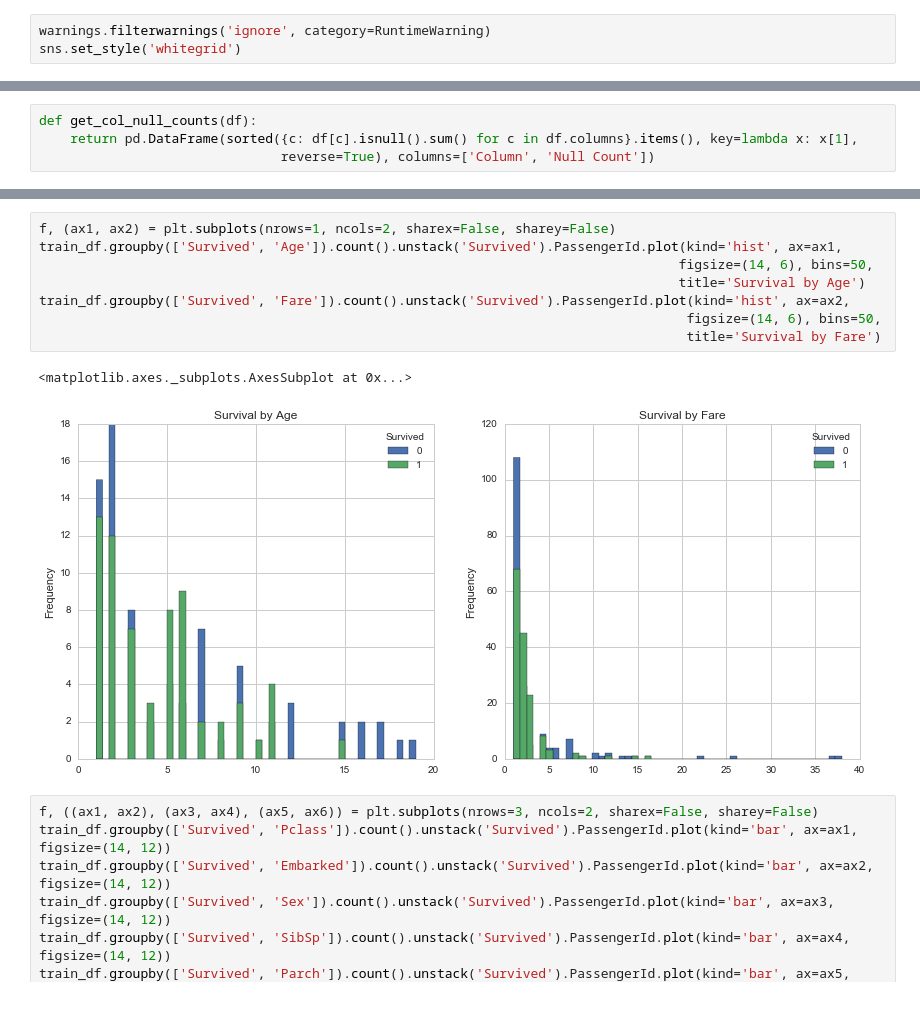
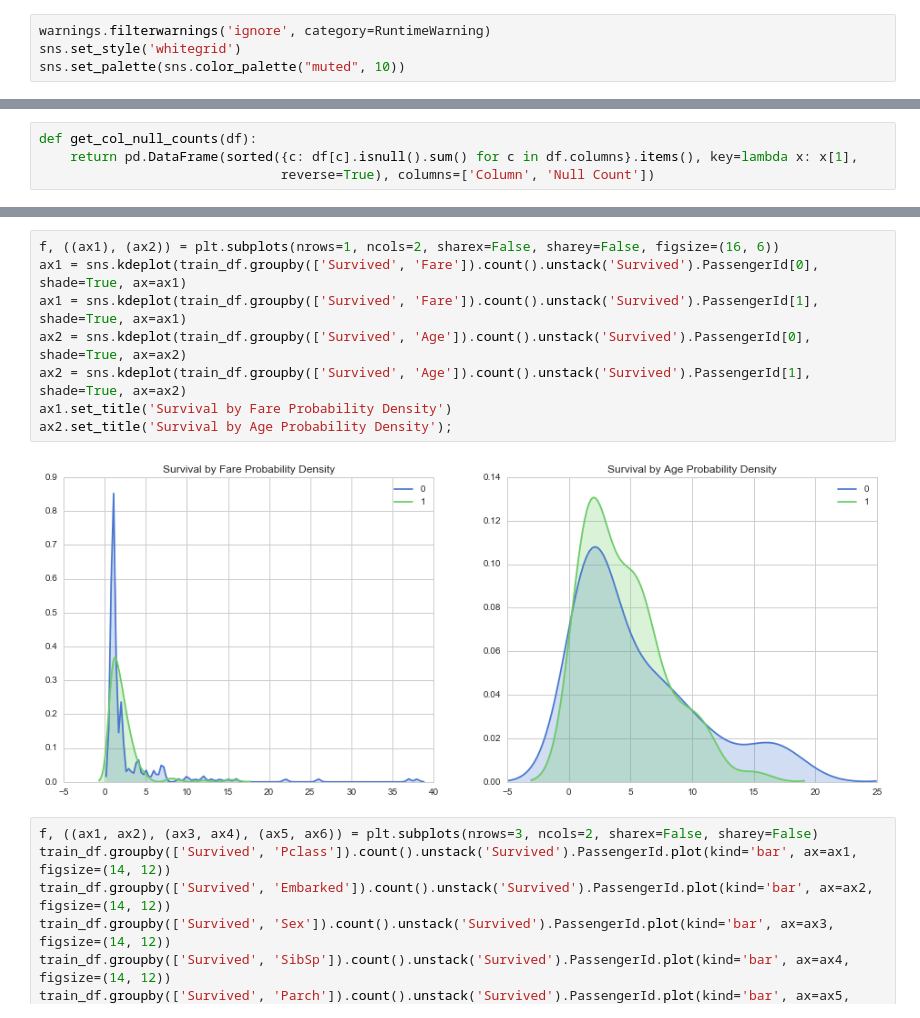
Before and after one commit to bljustice/kaggle, a Jupyter notebook: titanic/titanic_eda.ipynb, the cells around one changed output, grey strips where cells are left out. Drawn from its saved outputs; the diff is of its cells as text.

Commit message:
Added formatting to cells and converted fare/age plots to kde

```diff
--- a/titanic/titanic_eda.ipynb
+++ b/titanic/titanic_eda.ipynb
@@ -9,6 +9,7 @@ from sklearn.preprocessing import LabelEncoder
 # %%
 warnings.filterwarnings('ignore', category=RuntimeWarning)
 sns.set_style('whitegrid')
+sns.set_palette(sns.color_palette("muted", 10))
 # %%
 train_df = pd.read_csv('./data/train.csv')
 test_df = pd.read_csv('./data/test.csv')
@@ -68,16 +89,15 @@ f.subplots_adjust(hspace=0.5)
 # %% [output]
 [figure]
 # %%
-f, (ax1, ax2) = plt.subplots(nrows=1, ncols=2, sharex=False, sharey=False)
-train_df.groupby(['Survived', 'Age']).count().unstack('Survived').PassengerId.plot(kind='hist', ax=ax1,
-                                                                                  figsize=(14, 6), bins=50,
-                                                                                  title='Survival by Age')
-train_df.groupby(['Survived', 'Fare']).count().unstack('Survived').PassengerId.plot(kind='hist', ax=ax2,
-                                                                                   figsize=(14, 6), bins=50,
-                                                                                   title='Survival by Fare')
+f, ((ax1), (ax2)) = plt.subplots(nrows=1, ncols=2, sharex=False, sharey=False, figsize=(16, 6))
+ax1 = sns.kdeplot(train_df.groupby(['Survived', 'Fare']).count().unstack('Survived').PassengerId[0], shade=True, ax=ax1)
+ax1 = sns.kdeplot(train_df.groupby(['Survived', 'Fare']).count().unstack('Survived').PassengerId[1], shade=True, ax=ax1)
+ax2 = sns.kdeplot(train_df.groupby(['Survived', 'Age']).count().unstack('Survived').PassengerId[0], shade=True, ax=ax2)
+ax2 = sns.kdeplot(train_df.groupby(['Survived', 'Age']).count().unstack('Survived').PassengerId[1], shade=True, ax=ax2)
+ax1.set_title('Survival by Fare Probability Density')
+ax2.set_title('Survival by Age Probability Density');
 # %% [output]
-<matplotlib.axes._subplots.AxesSubplot at 0x...>
-[figure, old version]
+[figure, new version]
 # %%
 f, ((ax1, ax2), (ax3, ax4), (ax5, ax6)) = plt.subplots(nrows=3, ncols=2, sharex=False, sharey=False)
 train_df.groupby(['Survived', 'Pclass']).count().unstack('Survived').PassengerId.plot(kind='bar', ax=ax1, figsize=(14, 12))
```
Also changed, not shown: parts of 11 cells of this notebook.
